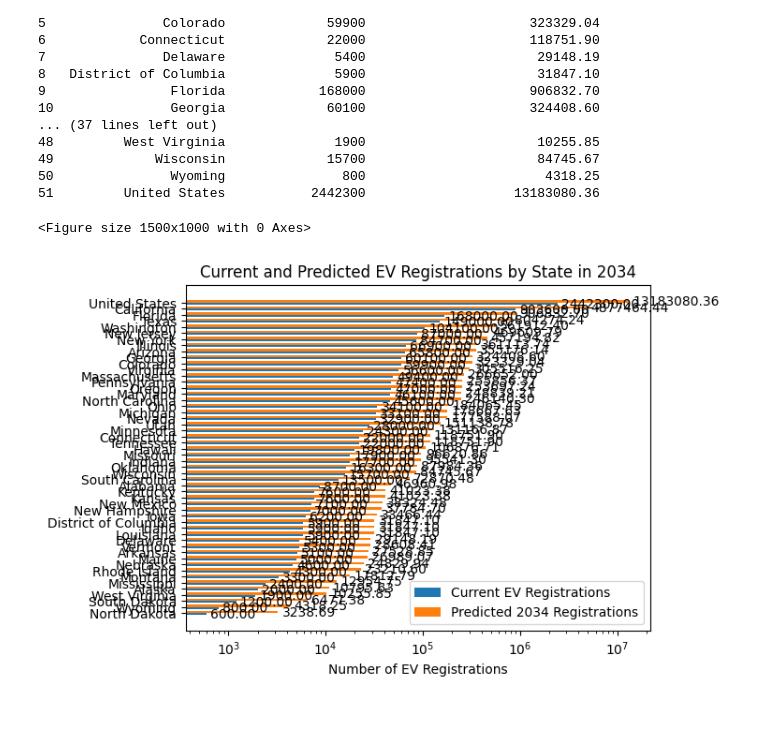
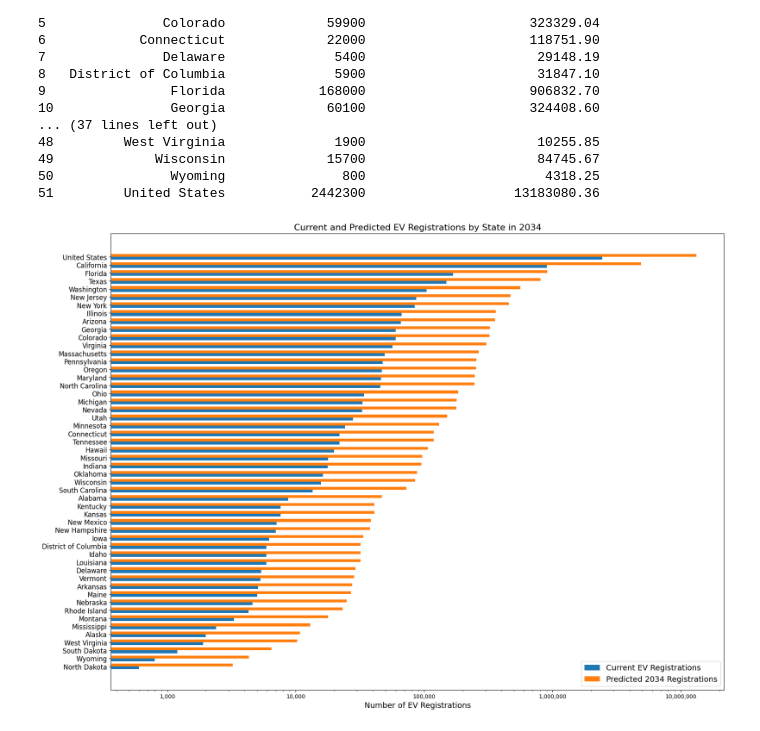
Before and after one commit to zbandak/zbandak.github.io, a Jupyter notebook: CMSC320_FinalTutorial.ipynb, the cells around one changed output. Drawn from its saved outputs; the diff is of its cells as text; code cells hidden in the pictures.

```diff
--- a/CMSC320_FinalTutorial.ipynb
+++ b/CMSC320_FinalTutorial.ipynb
@@ -2,7 +2,7 @@
 import pandas as pd
 
 # Load the CSV file
-file_path = 'C:/Users/a/Documents/GitHub/zbandak.github.io/Electric_Vehicle_Population_Size_History_By_County.csv'
+file_path = 'Electric_Vehicle_Population_Size_History_By_County.csv'
 ev_data = pd.read_csv(file_path)
 
 # Display the first few rows of the dataframe
@@ -187,35 +180,32 @@ print(ev_registrations[['State', 'EV Registrations', 'Predicted 2034 Registratio
 # %%
 import matplotlib.pyplot as plt
 import numpy as np
 import matplotlib.ticker as ticker
 
 # Ensure data is sorted for better visual comparison
 ev_registrations_sorted = ev_registrations.sort_values(by='Predicted 2034 Registrations', ascending=True)
 
 # Creating a side-by-side bar graph with larger size
-plt.figure(figsize=(20, 15))  # Increase figure size for better visibility and less clutter
+fig, ax = plt.subplots(figsize=(20, 15))
 ind = np.arange(len(ev_registrations_sorted))  # the x locations for the groups
 width = 0.35  # the width of the bars
 
-fig, ax = plt.subplots(figsize=(20, 15))  # Adjust the subplot size
 rects1 = ax.barh(ind - width/2, ev_registrations_sorted['EV Registrations'], width, label='Current EV Registrations')
 rects2 = ax.barh(ind + width/2, ev_registrations_sorted['Predicted 2034 Registrations'], width, label='Predicted 2034 Registrations')
 
 # Add some text for labels, title and axes ticks
-ax.set_xlabel('Number of EV Registrations', fontsize=14)  # Increase font size for better readability
+ax.set_xlabel('Number of EV Registrations', fontsize=14)
 ax.set_title('Current and Predicted EV Registrations by State in 2034', fontsize=16)
 ax.set_yticks(ind)
-ax.set_yticklabels(ev_registrations_sorted['State'], fontsize=12)  # Increase font size for y-ticks
+ax.set_yticklabels(ev_registrations_sorted['State'], fontsize=12)
 
-# Format x-axis to show non-scientific notation
-ax.xaxis.set_major_formatter(ticker.StrMethodFormatter('{x:,.0f}'))
+# Format x-axis to use a logarithmic scale
+ax.set_xscale('log')
+ax.xaxis.set_major_formatter(ticker.FuncFormatter(lambda x, _: '{:,.0f}'.format(x)))  # Format with commas, no decimals
 
-# Legend and bar labels with increased font size
+# Set legend and remove bar labels for a cleaner look
 ax.legend(fontsize=14)
-ax.bar_label(rects1, padding=3, fontsize=10, fmt='%.2f')  # Adjust font size for bar labels
-ax.bar_label(rects2, padding=3, fontsize=10, fmt='%.2f')
 
 plt.show()
 # %% [output]
-<Figure size 1500x1000 with 0 Axes>
-[figure, old version]
+[figure, new version]
```
Also changed, not shown: parts of 1 cell of this notebook.
